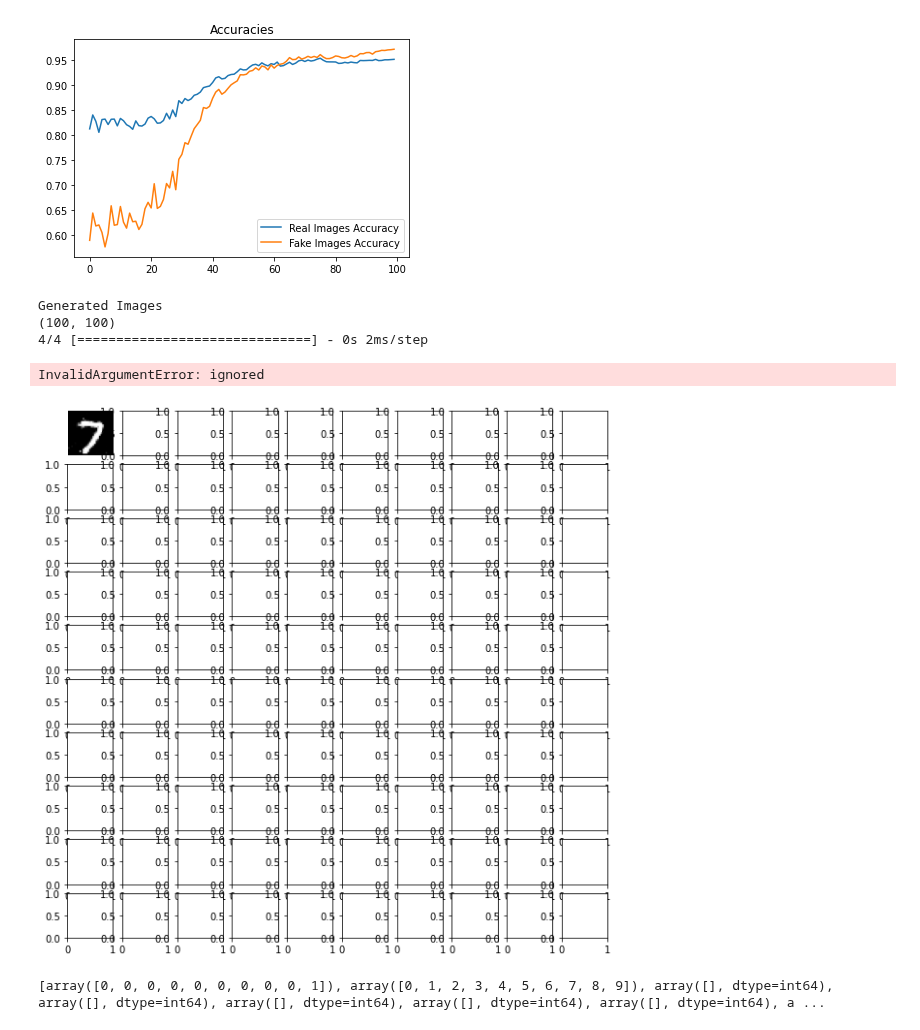
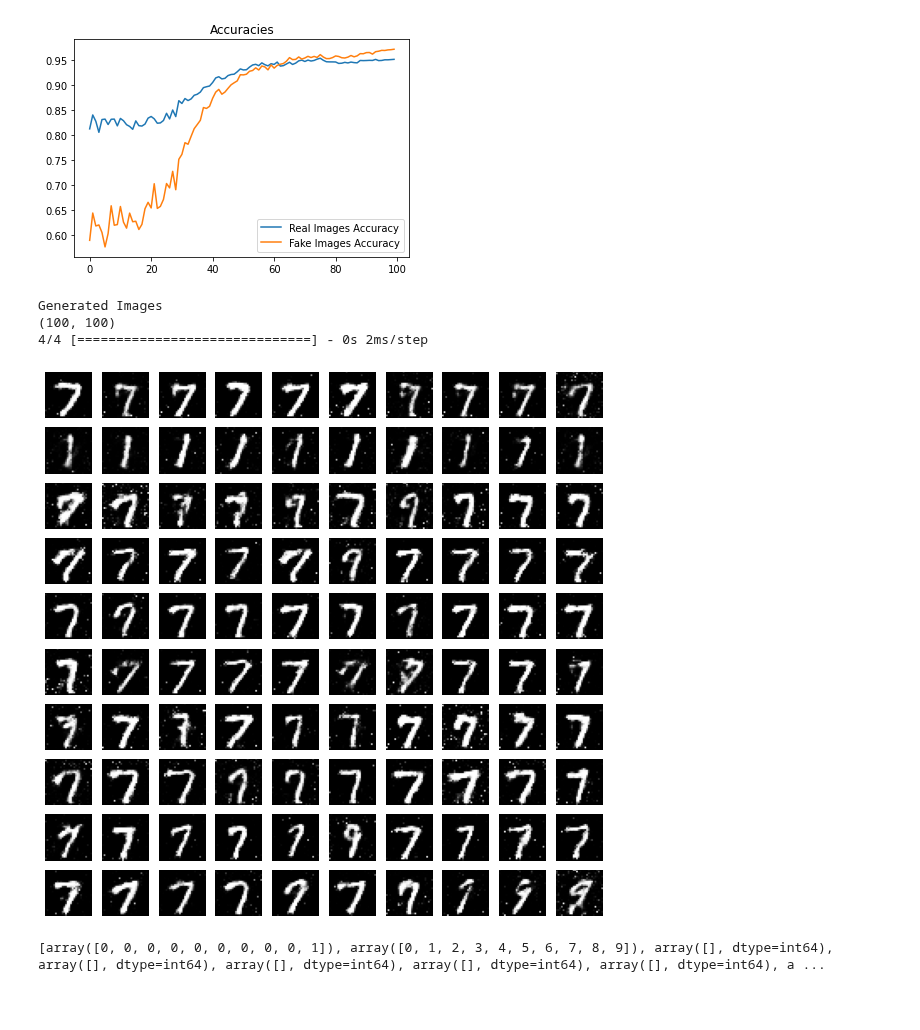
Before and after one commit to ram130849/Deep_Learning_Systems, a Jupyter notebook: TensorFlow/Tejas/Deep_Learning_HW5_Q4.ipynb, the cells around one changed output. Saved outputs shown, nothing was run; the diff lists cells and outputs as text; code cells hidden in the pictures; blank space fills up the shorter version.

```diff
--- a/TensorFlow/Tejas/Deep_Learning_HW5_Q4.ipynb
+++ b/TensorFlow/Tejas/Deep_Learning_HW5_Q4.ipynb
@@ -424,37 +424,36 @@ ten_index = []
 #   for j in range(10):
 #     data_index[i*10+j] = X_test_sc[ten_index[i*10+j]]
 
 result = []
 for i in range(10):
     result.append(np.array(np.where(y_test == i)[0][:10]))
 final_array = np.concatenate(result, axis=0)
 
 mean_patch = tf.reshape(X_test_sc[final_array],shape=[-1,28,28])[:,10:20,10:20]
 mean_patch = tf.reshape(mean_patch,[mean_patch.shape[0], -1])
 
 #noise.shape
 print(mean_patch.shape)
 
 gen_image = cond_gan.generator.predict(np.concatenate([noise,mean_patch],axis=1))
 gen_image = 0.5 * gen_image + 0.5
 
 gen_image = tf.reshape(gen_image,shape=[-1,28,28])
 
 fig, ax = plt.subplots(10,10, figsize = (10,10))
 cnt = 0
 for i in range(10):
     for j in range(10):
-      gen_image= tf.reshape(gen_image[cnt,:],shape=(28,28))
-      ax[i,j].imshow(gen_image,cmap = 'gray')
+      #gen_image= tf.reshape(gen_image[cnt,:],shape=(28,28))
+      ax[i,j].imshow(gen_image[cnt,:],cmap = 'gray')
       ax[i,j].axis('off')
       cnt+=1
 plt.show()
 # %% [output]
 Generated Images
 (100, 100)
 4/4 [==============================] - 0s 2ms/step
-InvalidArgumentError: ignored
-[figure, old version]
+[figure, new version]
 # %%
 
 data_index = np.zeros((100,28,28))
```
